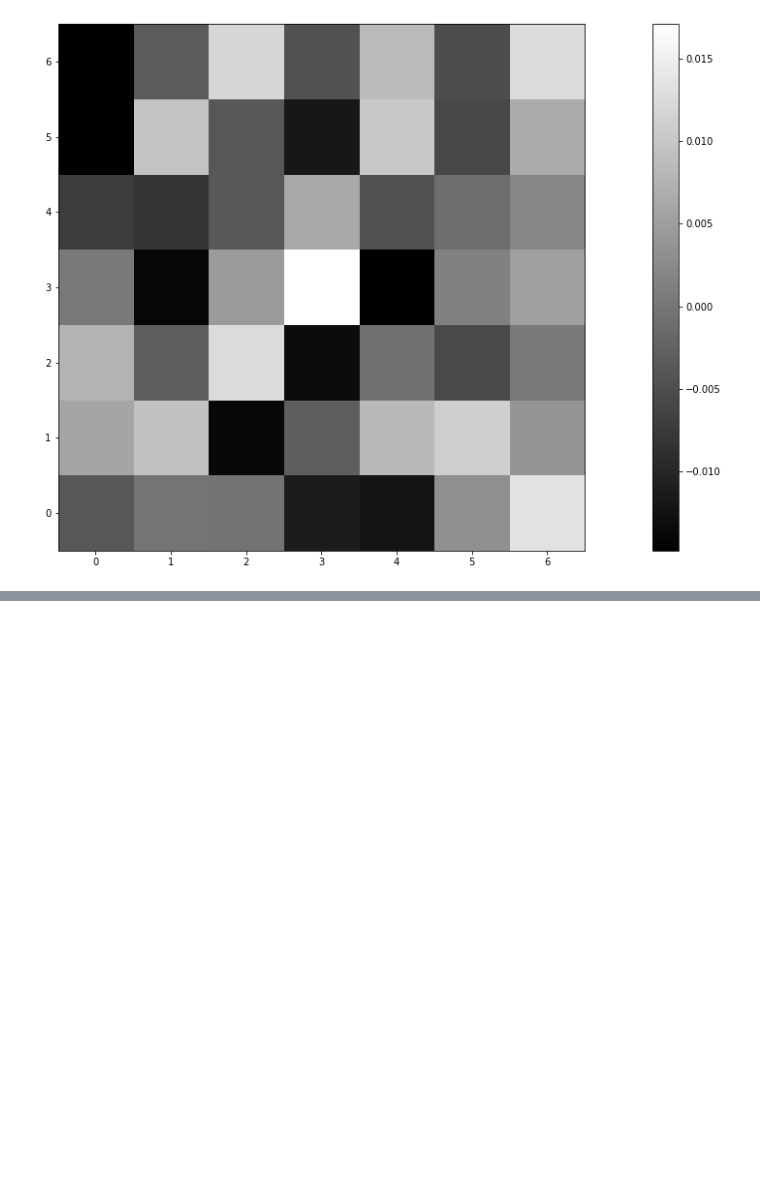
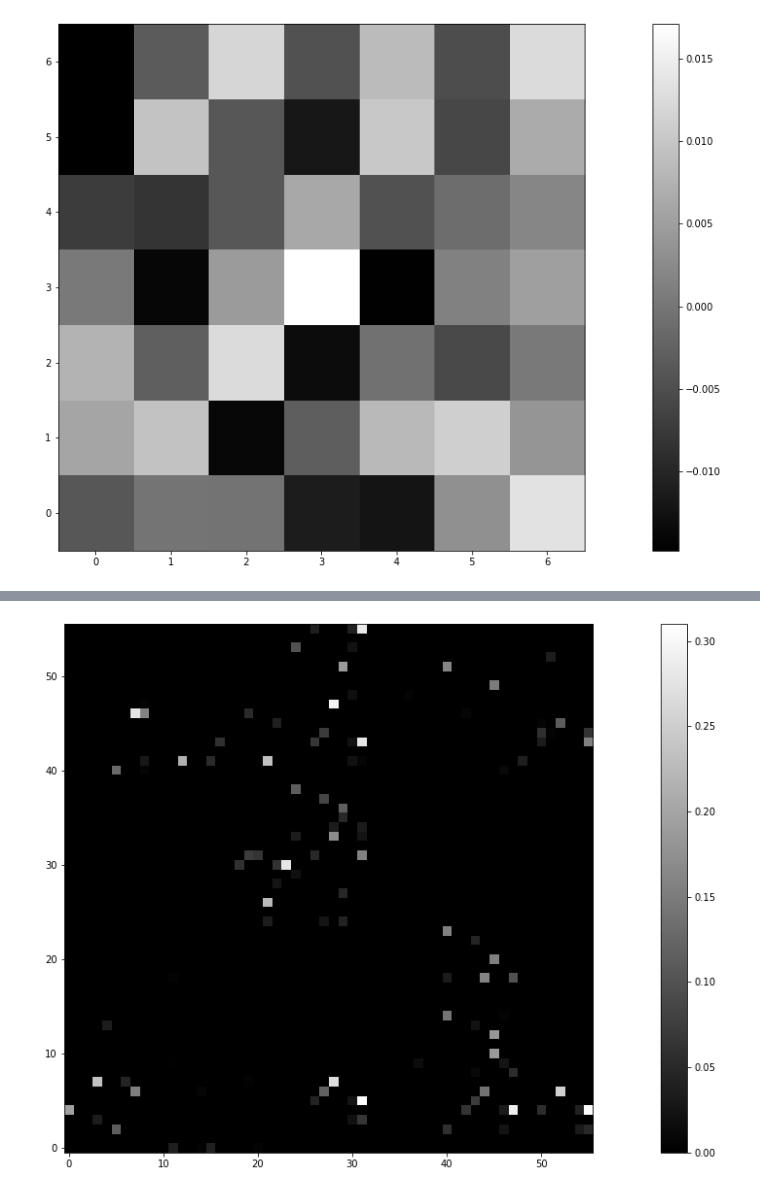
Before and after one commit to alexeyche/alexeyche-junk, a Jupyter notebook: bcm/Receptive Field Development.ipynb, the cells around one changed output, grey strips where cells are left out. Drawn from its saved outputs; the diff is of its cells as text; code cells hidden in the pictures; blank space fills up the shorter version.

```diff
--- a/bcm/Receptive Field Development.ipynb
+++ b/bcm/Receptive Field Development.ipynb
@@ -297,0 +259,4 @@ shl(y_stat[:,6])
+# %%
+plot_weights(y[:64])
+# %% [output]
+[figure, added]
```
Also changed, not shown: parts of 13 cells of this notebook.
